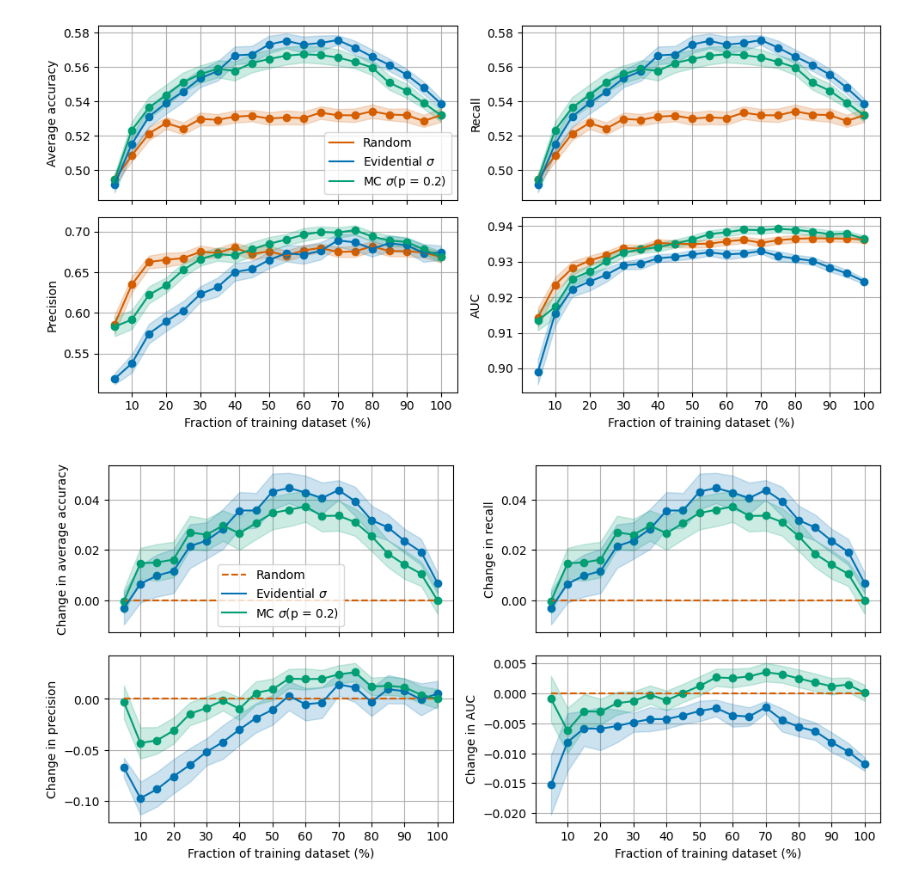
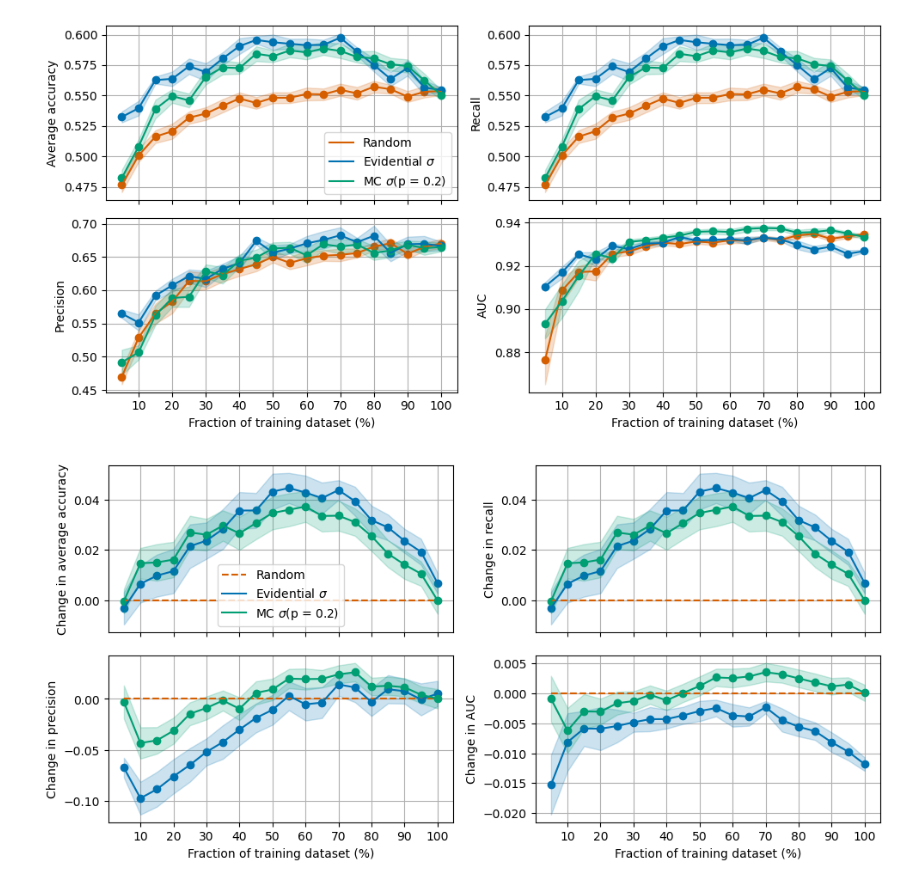
Before and after one commit to ai2es/ptype-physical, a Jupyter notebook: notebooks/compare_active_training.ipynb, the cells around one changed output. Drawn from its saved outputs; the diff is of its cells as text; code cells hidden in the pictures.

```diff
--- a/notebooks/compare_active_training.ipynb
+++ b/notebooks/compare_active_training.ipynb
@@ -3,14 +3,20 @@ import matplotlib.pyplot as plt
 import os, glob
 import pandas as pd
 # %%
+#dirs = ["random", "evidential", "dropout"]
+# results_path = "../results/small_mlp"
+
 # dirs = ["evidential", "random", "dropout2"]
-# results_path = "../results/small_mlp"
-# dirs = ["evidential", "random", "dropout"]
-# results_path = "../results/large_mlp"
+#results_path = "../results/zzz/large_mlp"
 
-dirs = [ "random", "evidential", "dropout"]
+# dirs = ["random", "evidential/0", "dropout"]
+# results_path = "../results/echo_mlp"
 
-results_path = "../results/20_50/small_mlp"
+# dirs = ["random", "evidential", "dropout"]
+# results_path = "../results/20_50/small_mlp"
+
+dirs = ["random", "evidential", "dropout"]
+results_path = "../results/echo_free"
 
 colors = ["#d55e00", "#0072b2", "#009e73"]
 # %%
@@ -27,6 +33,7 @@ for d in dirs:
     except:
         print(d)
 # %%
+split = "test"
 fig, axs = plt.subplots(nrows = 2, ncols = 2, figsize = (10, 5), sharex = "col")#, sharey = "row")
 alpha = 0.2
 
@@ -35,58 +42,58 @@ for k, key in enumerate(results_dict.keys()):
     df_mu, df_std = df.mean(), df.std()
     df_std /=df_std.shape[0] ** (1/2)
 
-    axs[0][0].scatter(df_mu.index, df_mu["test_ave_acc"], c = colors[k], zorder = 2)
-    axs[0][0].plot(df_mu.index, df_mu["test_ave_acc"], c = colors[k], zorder = 2)
+    axs[0][0].scatter(df_mu.index, df_mu[f"{split}_ave_acc"], c = colors[k], zorder = 2)
+    axs[0][0].plot(df_mu.index, df_mu[f"{split}_ave_acc"], c = colors[k], zorder = 2)
     axs[0][0].fill_between(df_mu.index,
-                           df_mu["test_ave_acc"]-df_std["test_ave_acc"],
-                           df_mu["test_ave_acc"]+df_std["test_ave_acc"], color = colors[k], alpha = alpha, zorder = 2)
+                           df_mu[f"{split}_ave_acc"]-df_std[f"{split}_ave_acc"],
+                           df_mu[f"{split}_ave_acc"]+df_std[f"{split}_ave_acc"], color = colors[k], alpha = alpha, zorder = 2)
     axs[0][0].grid(True)
 
 
-    axs[1][0].scatter(df_mu.index, df_mu["test_prec"], c = colors[k], zorder = 2)
-    axs[1][0].plot(df_mu.index, df_mu["test_prec"], c = colors[k], zorder = 2)
+    axs[1][0].scatter(df_mu.index, df_mu[f"{split}_prec"], c = colors[k], zorder = 2)
+    axs[1][0].plot(df_mu.index, df_mu[f"{split}_prec"], c = colors[k], zorder = 2)
     axs[1][0].fill_between(df_mu.index,
-                           df_mu["test_prec"]-df_std["test_prec"],
-                           df_mu["test_prec"]+df_std["test_prec"], color = colors[k], alpha = alpha, zorder = 2)
+                           df_mu[f"{split}_prec"]-df_std[f"{split}_prec"],
+                           df_mu[f"{split}_prec"]+df_std[f"{split}_prec"], color = colors[k], alpha = alpha, zorder = 2)
     axs[1][0].grid(True)
-    #axs[2][0].errorbar(df_mu.index, df_mu["test_f1"], yerr = df_std["test_f1"])
+    #axs[2][0].errorbar(df_mu.index, df_mu["{split}_f1"], yerr = df_std["{split}_f1"])
 
     df = results_dict[key].groupby("iteration")
     df_mu, df_std = df.mean(), df.std()
     df_std /=df_std.shape[0] ** (1/2)
 
-    axs[0][1].scatter(df_mu.index, df_mu["test_recall"], c = colors[k], zorder = 2)
-    axs[0][1].plot(df_mu.index, df_mu["test_recall"], c = colors[k], zorder = 2)
+    axs[0][1].scatter(df_mu.index, df_mu[f"{split}_recall"], c = colors[k], zorder = 2)
+    axs[0][1].plot(df_mu.index, df_mu[f"{split}_recall"], c = colors[k], zorder = 2)
     axs[0][1].fill_between(df_mu.index,
-                           df_mu["test_recall"]-df_std["test_recall"],
-                           df_mu["test_recall"]+df_std["test_recall"], color = colors[k], alpha = alpha, zorder = 2)
+                           df_mu[f"{split}_recall"]-df_std[f"{split}_recall"],
+                           df_mu[f"{split}_recall"]+df_std[f"{split}_recall"], color = colors[k], alpha = alpha, zorder = 2)
     axs[0][1].grid(True)
 
-    axs[1][1].scatter(df_mu.index, df_mu["test_auc"], c = colors[k], zorder = 2)
-    axs[1][1].plot(df_mu.index, df_mu["test_auc"], c = colors[k], zorder = 2)
+    axs[1][1].scatter(df_mu.index, df_mu[f"{split}_auc"], c = colors[k], zorder = 2)
+    axs[1][1].plot(df_mu.index, df_mu[f"{split}_auc"], c = colors[k], zorder = 2)
     axs[1][1].fill_between(df_mu.index,
-                           df_mu["test_auc"]-df_std["test_auc"],
-                           df_mu["test_auc"]+df_std["test_auc"], color = colors[k], alpha = alpha, zorder = 2)
+                           df_mu[f"{split}_auc"]-df_std[f"{split}_auc"],
+                           df_mu[f"{split}_auc"]+df_std[f"{split}_auc"], color = colors[k], alpha = alpha, zorder = 2)
     axs[1][1].grid(True)
 
 axs[1][0].set_xticks([1, 3, 5, 7, 9, 11, 13, 15, 17, 19])
 axs[1][0].set_xticklabels([10, 20, 30, 40, 50, 60, 70, 80, 90, 100])
 axs[1][1].set_xticks([1, 3, 5, 7, 9, 11, 13, 15, 17, 19])
 axs[1][1].set_xticklabels([10, 20, 30, 40, 50, 60, 70, 80, 90, 100])
 
 axs[0][0].set_ylabel("Average accuracy")
 axs[1][0].set_ylabel("Precision")
 
 axs[0][1].set_ylabel("Recall")
 axs[1][1].set_ylabel("AUC")
 
 _ = [axx.set_xlabel("Fraction of training dataset (%)") for axx in axs[1]]
 
 axs[0][0].legend([ "Random", r"Evidential $\sigma$", "MC $\sigma$(p = 0.2)"])
 
 plt.tight_layout()
 # %% [output]
-[figure, old version]
+[figure, new version]
 # %%
 df_random = results_dict["random"].groupby("iteration")
 df_evidential = results_dict["evidential"].groupby("iteration")
```
Also changed, not shown: parts of 2 cells of this notebook, 2 other files.
